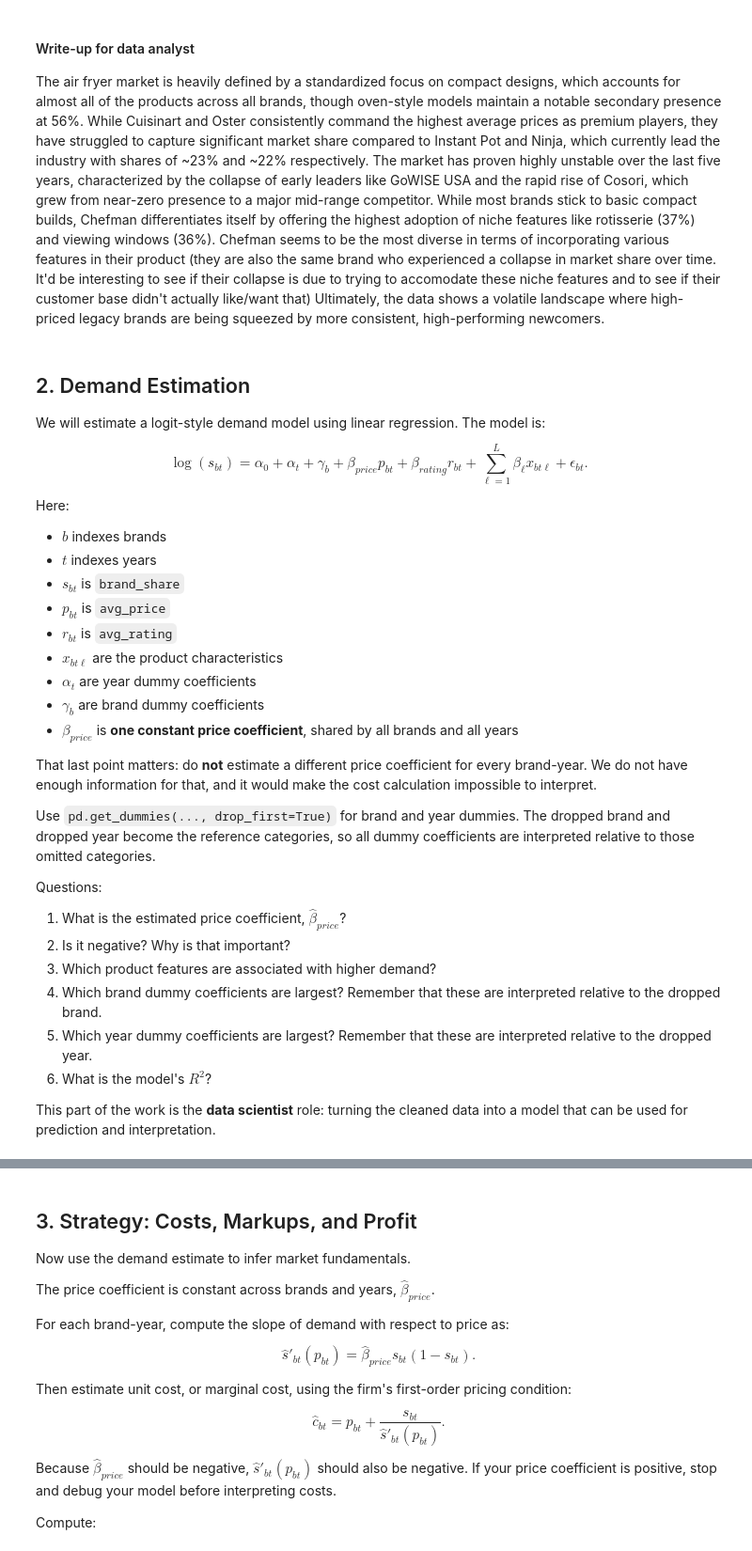
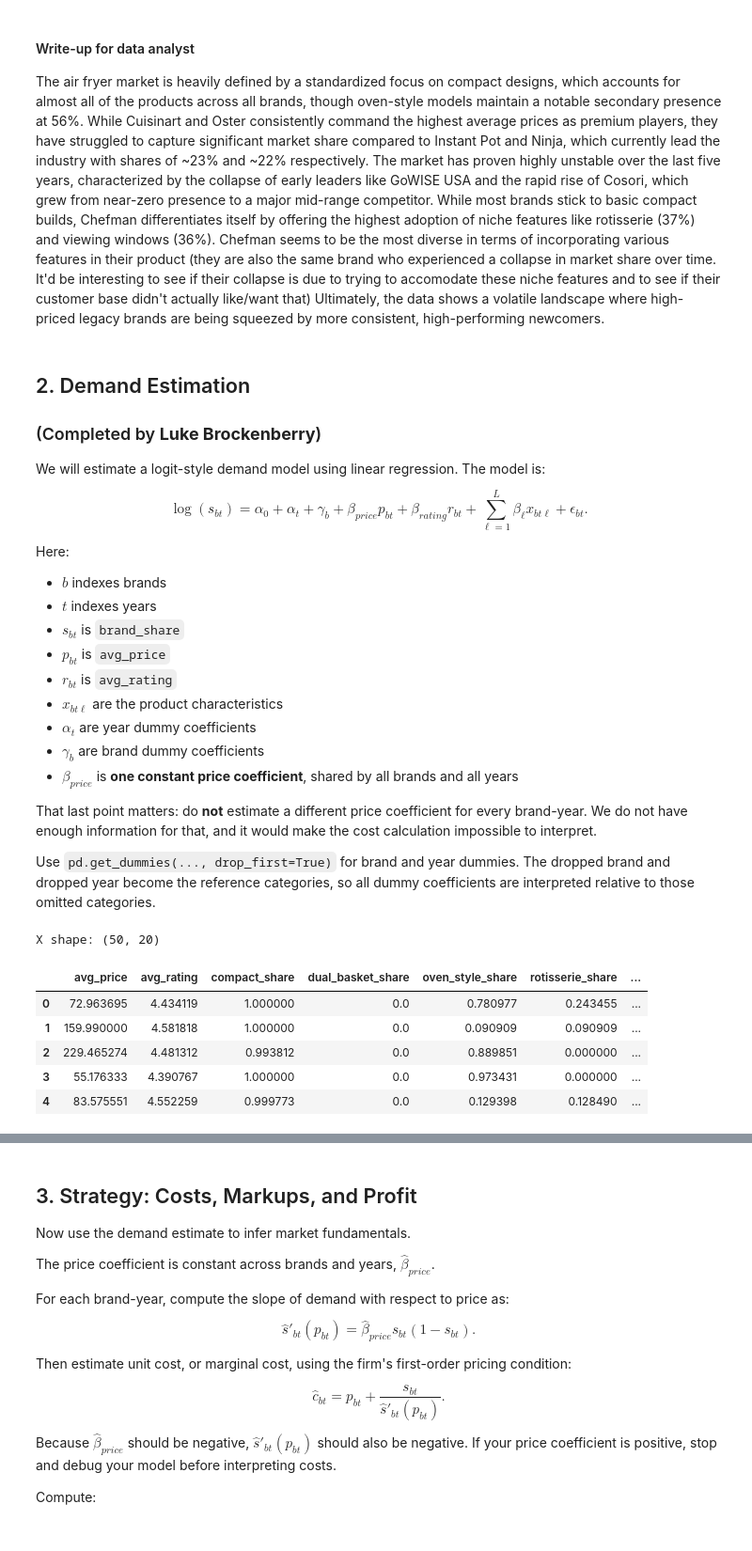
Before and after one commit to V1elendank/DS3021-Final-Project, a Jupyter notebook: demand_estimation_lab.ipynb, the cells around one changed output, grey strips where cells are left out. Shown at 94% size. Saved outputs shown, nothing was run; the diff lists cells and outputs as text; code cells hidden in the pictures.

Commit message:
Completed Part 2 demand estimateion and added name to README

```diff
--- a/demand_estimation_lab.ipynb
+++ b/demand_estimation_lab.ipynb
@@ -410,6 +412,7 @@ Across brands and years, window-equipped air fryers are relatively uncommon and
 The air fryer market is heavily defined by a standardized focus on compact designs, which accounts for almost all of the products across all brands, though oven-style models maintain a notable secondary presence at 56%. While Cuisinart and Oster consistently command the highest average prices as premium players, they have struggled to capture significant market share compared to Instant Pot and Ninja, which currently lead the industry with shares of ~23% and ~22% respectively. The market has proven highly unstable over the last five years, characterized by the collapse of early leaders like GoWISE USA and the rapid rise of Cosori, which grew from near-zero presence to a major mid-range competitor. While most brands stick to basic compact builds, Chefman differentiates itself by offering the highest adoption of niche features like rotisserie (37%) and viewing windows (36%). Chefman seems to be the most diverse in terms of incorporating various features in their product (they are also the same brand who experienced a collapse in market share over time. It'd be interesting to see if their collapse is due to trying to accomodate these niche features and to see if their customer base didn't actually like/want that) Ultimately, the data shows a volatile landscape where high-priced legacy brands are being squeezed by more consistent, high-performing newcomers.
 # %% [markdown]
 ## 2. Demand Estimation
+### (Completed by **Luke Brockenberry**)
 
 We will estimate a logit-style demand model using linear regression. The model is:
 
@@ -432,14 +435,23 @@ Here:
 That last point matters: do **not** estimate a different price coefficient for every brand-year. We do not have enough information for that, and it would make the cost calculation impossible to interpret.
 
 Use `pd.get_dummies(..., drop_first=True)` for brand and year dummies. The dropped brand and dropped year become the reference categories, so all dummy coefficients are interpreted relative to those omitted categories.
-
-Questions:
-
-1. What is the estimated price coefficient, $\hat{\beta}_{price}$?
-2. Is it negative? Why is that important?
-3. Which product features are associated with higher demand?
-4. Which brand dummy coefficients are largest? Remember that these are interpreted relative to the dropped brand.
-5. Which year dummy coefficients are largest? Remember that these are interpreted relative to the dropped year.
-6. What is the model's $R^2$?
-
-This part of the work is the **data scientist** role: turning the cleaned data into a model that can be used for prediction and interpretation.
+# %%
+base_features = [
+    'avg_price', 'avg_rating', 'compact_share', 'dual_basket_share',
+    'oven_style_share', 'rotisserie_share', 'window_share'
+]
+
+y = df_analysis['log_brand_share']
+df_dummies = pd.get_dummies(df_analysis[['brand', 'year']], columns=['brand', 'year'], drop_first=True)
+X = pd.concat([df_analysis[base_features], df_dummies], axis=1)
+
+print(f"X shape: {X.shape}")
+X.head()
+# %% [output]
+X shape: (50, 20)
+|  | avg_price | avg_rating | compact_share | dual_basket_share | oven_style_share | rotisserie_share | ... |
+| 0 | 72.963695 | 4.434119 | 1.000000 | 0.0 | 0.780977 | 0.243455 | ... |
+| 1 | 159.990000 | 4.581818 | 1.000000 | 0.0 | 0.090909 | 0.090909 | ... |
+| 2 | 229.465274 | 4.481312 | 0.993812 | 0.0 | 0.889851 | 0.000000 | ... |
+| 3 | 55.176333 | 4.390767 | 1.000000 | 0.0 | 0.973431 | 0.000000 | ... |
+| 4 | 83.575551 | 4.552259 | 0.999773 | 0.0 | 0.129398 | 0.128490 | ... |
```
Also changed, not shown: parts of 6 cells of this notebook, 1 other file.
